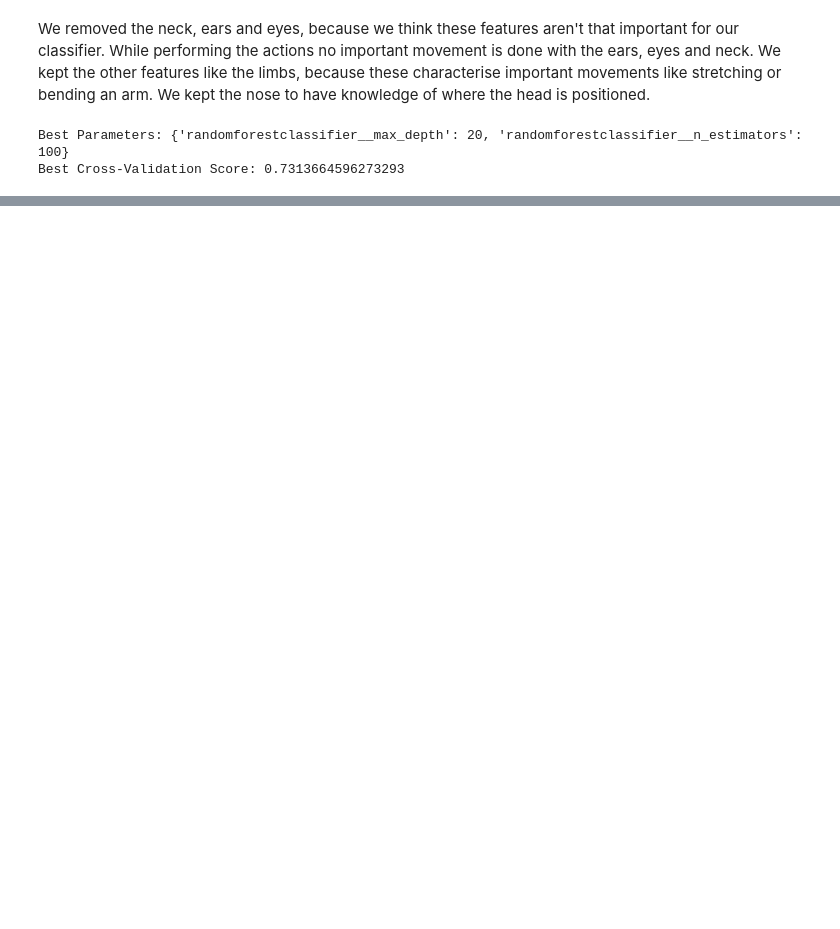
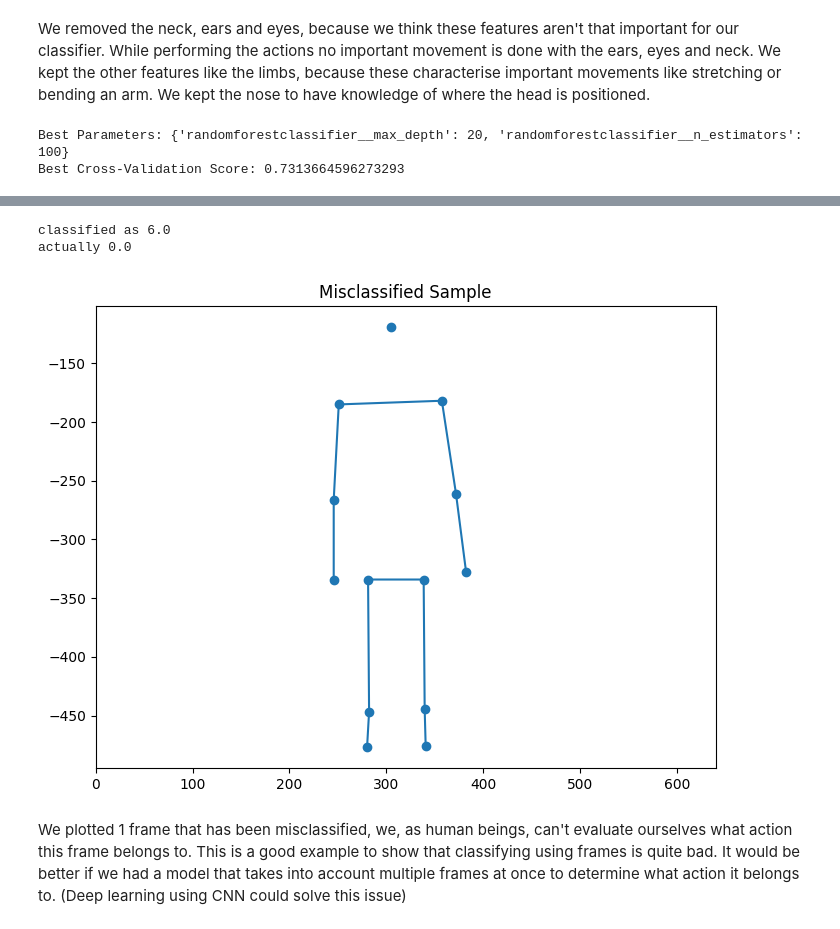
Before and after one commit to adelinagiurea0865/traditioneleML, a Jupyter notebook: sprint1.ipynb, the cells around one changed output, grey strips where cells are left out. Cells and saved outputs as stored; diff of their text form; code cells hidden in the pictures; blank space fills up the shorter version.

```diff
--- a/sprint1.ipynb
+++ b/sprint1.ipynb
@@ -469,0 +472,6 @@ plt.show()
+# %%
+y_pred_rf_test = clf_2_rf.predict(X_2_test)
+
+print("accuracy:", accuracy_score(y_test, y_pred_rf_test))
+print("precision:", precision_score(y_test,y_pred_rf_test, average=None))
+print("recall:", recall_score(y_test, y_pred_rf_test, average=None))
@@ -469,0 +491,33 @@ plt.show()
+# %%
+X_2_test_bis = X_2_test.reshape(X_2_test.shape[0],13,3)
+
+misclassified_idx = np.where(y_test != y_pred_rf_test)[0]
+
+# Choose a specific sample of misclassified indices to visualize
+num_samples_to_plot = min(1, len(misclassified_idx))
+misclassified_samples = misclassified_idx[:num_samples_to_plot]
+
+# Define body part indices, move to take into account the removed body features
+legs = [9, 8, 7, 10, 11, 12]
+arms = [3, 2, 1, 4, 5, 6]
+face = [0]
+
+plt.figure(figsize=(8, 6))
+
+for idx in misclassified_samples:
+    print("classified as", y_pred_rf_test[idx])
+    print("actually", y_test[idx])
+    for parts in [legs, arms, face]:
+        plt.plot(X_2_test_bis[idx, parts, 0], -X_2_test_bis[idx, parts, 1], 'o-', color='tab:blue')
+
+# Set plot limits and labels
+plt.xlim((0, 640))
+plt.title("Misclassified Sample")
+
+plt.show()
+# %% [output]
+classified as 6.0
+actually 0.0
+[figure, added]
+# %% [markdown]
+We plotted 1 frame that has been misclassified, we, as human beings, can't evaluate ourselves what action this frame belongs to. This is a good example to show that classifying using frames is quite bad. It would be better if we had a model that takes into account multiple frames at once to determine what action it belongs to. (Deep learning using CNN could solve this issue)
```
Also changed, not shown: parts of 31 cells of this notebook.
